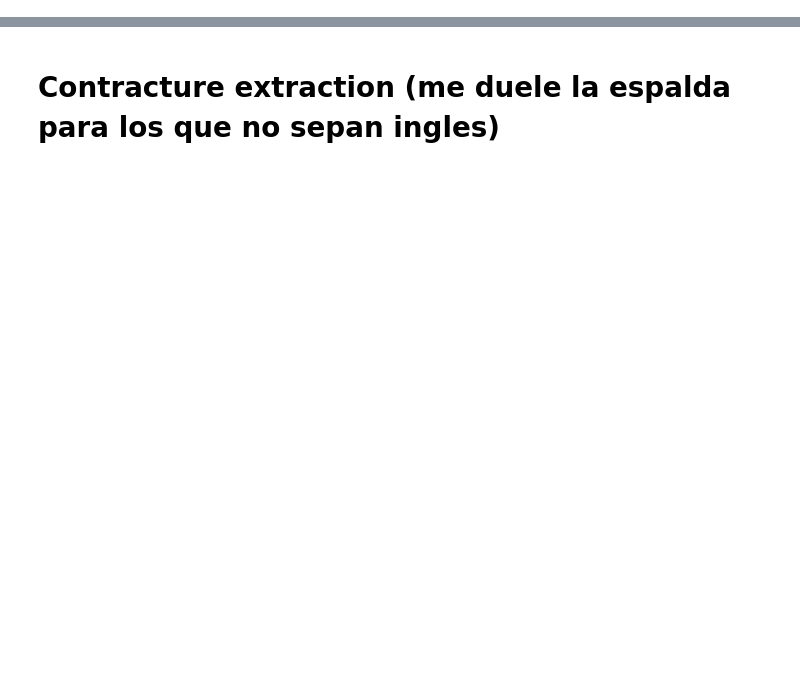
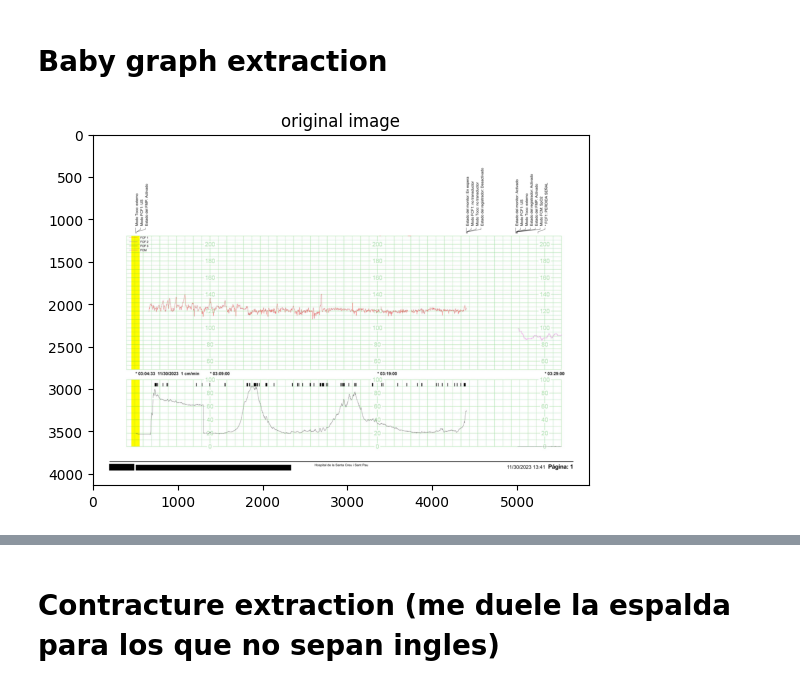
Before and after one commit to bayonapro/bitsxlamarato-2023, a Jupyter notebook: get_data.ipynb, the cells around one changed output, grey strips where cells are left out. Drawn from its saved outputs; the diff is of its cells as text; code cells hidden in the pictures; blank space fills up the shorter version.

```diff
--- a/get_data.ipynb
+++ b/get_data.ipynb
@@ -6,3 +30,5 @@ import scipy
+# %% [markdown]
+# Baby graph extraction
 # %%
 img_fname = 'RCTG/pngs/RCTG/1/RCTG_1_1.png'
 # %%
@@ -21,6 +48,8 @@ def imshow(image : np.ndarray, title='image', fx=0.25, fy=0.25, use_cv=False):
         cv.waitKey(0)
         cv.destroyAllWindows()
 # %%
-imshow(img, fx=0.2, fy=0.2)
+imshow(img, title='original image', fx=0.2, fy=0.2)
+# %% [output]
+[figure, added]
 # %%
 b, g, r = cv.split(img)
```
Also changed, not shown: parts of 49 cells of this notebook.
